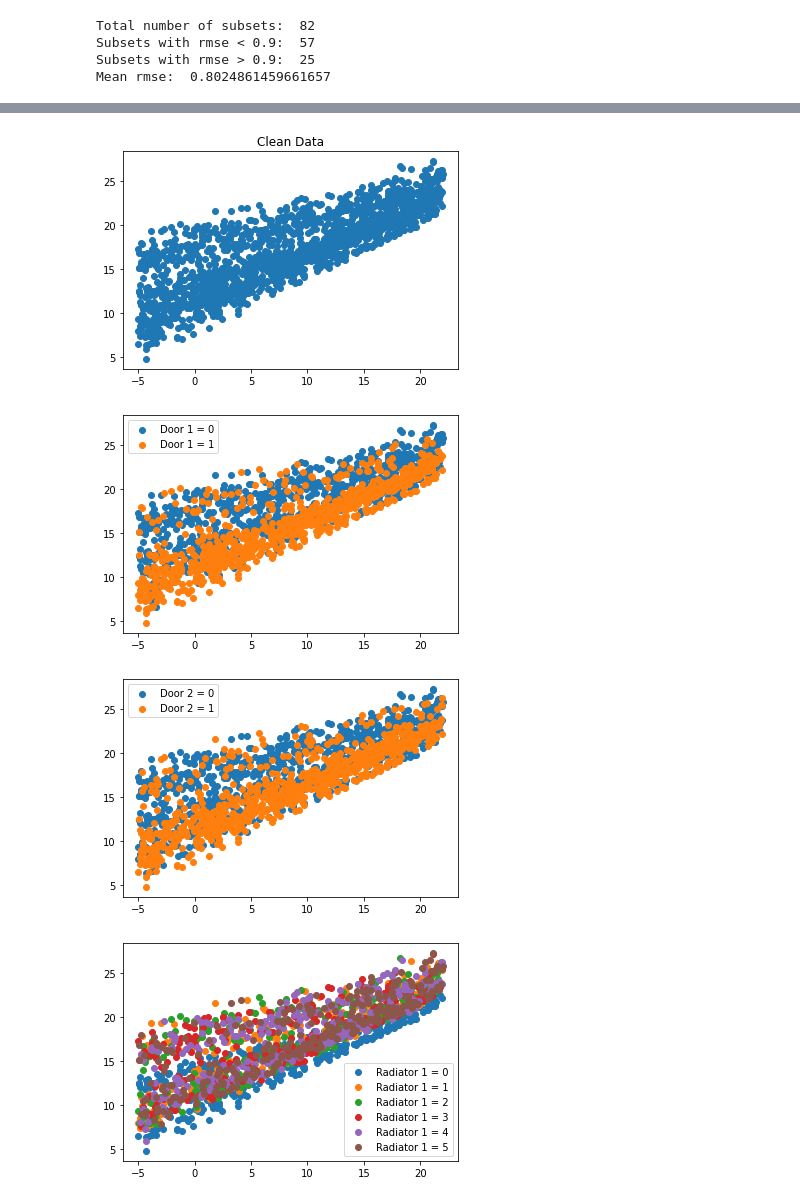
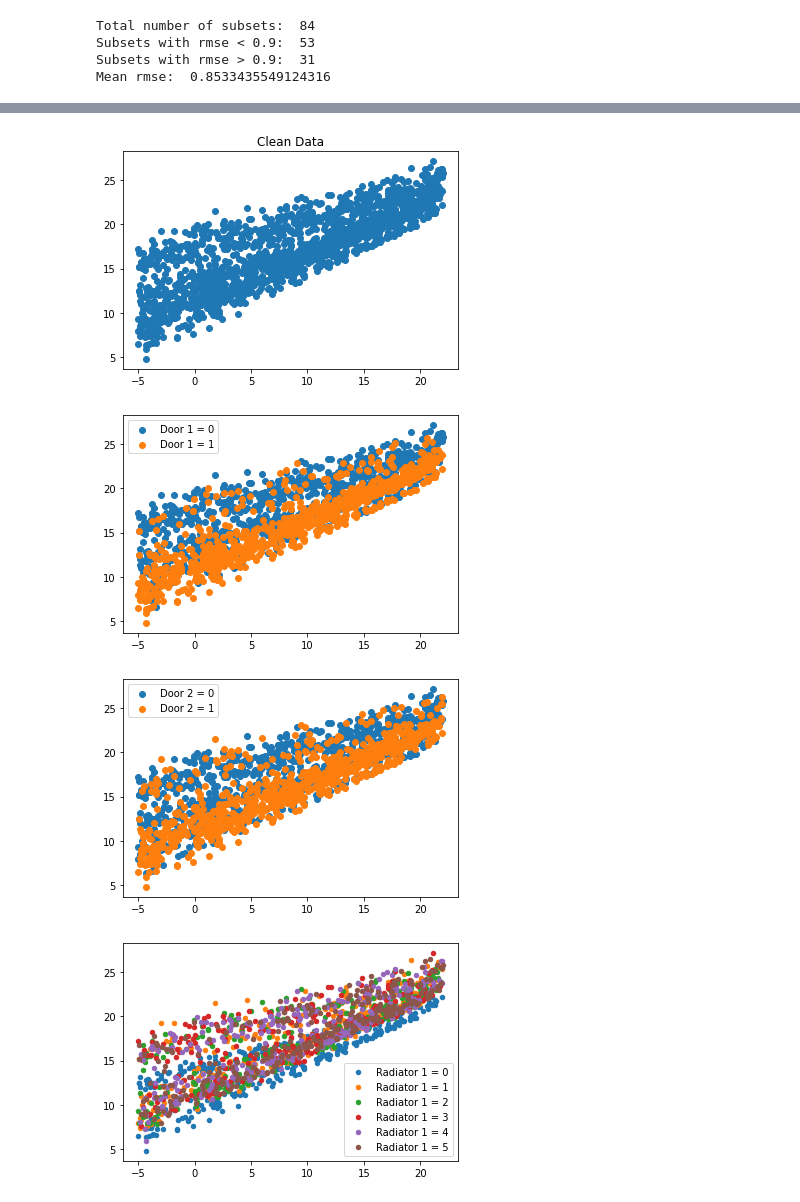
Before and after one commit to SomeStein/Freezing-Fritz-2023, a Jupyter notebook: challenge2.ipynb, the cells around one changed output, grey strips where cells are left out. Drawn from its saved outputs; the diff is of its cells as text; code cells hidden in the pictures.

```diff
--- a/challenge2.ipynb
+++ b/challenge2.ipynb
@@ -162,5 +265,7 @@ def split_by_polynomial(dataset, feature_indices, dictionary, degree = 1, min_si
 # %%
 # DATA CLEANING
+
+data_labeled_np = data_labeled.to_numpy()
 
 #Filter all Datapoints where T-Bed < T-Outside
 filter = data_labeled_np[:,11] < data_labeled_np[:,12]
@@ -188,7 +293,7 @@ data_labeled_np = data_labeled_np[filter]
 #Create subset ditionary according to best polynomial approximation of splits
 dictionary_subsets = {}
 feature_indices = [0,1,2,3,4,5,6,7,8,9,10]
-split_by_polynomial(data_labeled_np, feature_indices, dictionary_subsets, degree = 3, min_size = 15)
+split_by_polynomial(data_labeled_np, feature_indices, dictionary_subsets, degree = 1, min_size = 15, threshold=2.1)
 
 
 #Filter outliers per split
@@ -199,7 +304,7 @@ verbose = 0
 for key in dictionary_subsets:
 
    subset = dictionary_subsets[key]
-   rmse, coefs, filter = RMSE_polynomial(subset,degree = 1,threshold = 2.2)
+   rmse, coefs, filter = RMSE_polynomial(subset,degree = 1,threshold = 2.1)
    sum_rmse += rmse
    faulty_data = np.row_stack((faulty_data, subset[~filter]))
    new_subset = subset[filter]
@@ -232,8 +337,8 @@ for key in dictionary_subsets:
          y_values = np.polyval(coefs[::-1], x_values)
          plt.plot(x_values, y_values, color='red', label='Polynomial Regression')
 
-         plt.ylim(0, 35)
-         plt.xlim(-5,25)
+         #plt.ylim(0, 35)
+         #plt.xlim(-5,25)
          plt.show()
 
 data_labeled_np = np.concatenate(tuple(list(dictionary_subsets.values())))
@@ -244,10 +349,10 @@ print("Subsets with rmse < 0.9: " ,len(dictionary_subsets) - count)
 print("Subsets with rmse > 0.9: ", count)
 print("Mean rmse: ", sum_rmse / len(dictionary_subsets))
 # %% [output]
-Total number of subsets:  82
-Subsets with rmse < 0.9:  57
-Subsets with rmse > 0.9:  25
-Mean rmse:  0.8024861459661657
+Total number of subsets:  84
+Subsets with rmse < 0.9:  53
+Subsets with rmse > 0.9:  31
+Mean rmse:  0.8533435549124316
 # %%
 # CLEANED DATA VISUALIZATION
 
@@ -292,12 +397,12 @@ filter5 = data_labeled_np[:,4] == 5
 fig = plt.figure()
 ax = fig.add_subplot(111)
 
-ax.scatter(data_labeled_np[filter0,11],data_labeled_np[filter0,12],label = "Radiator 1 = 0")
-ax.scatter(data_labeled_np[filter1,11],data_labeled_np[filter1,12],label = "Radiator 1 = 1")
-ax.scatter(data_labeled_np[filter2,11],data_labeled_np[filter2,12],label = "Radiator 1 = 2")
-ax.scatter(data_labeled_np[filter3,11],data_labeled_np[filter3,12],label = "Radiator 1 = 3")
-ax.scatter(data_labeled_np[filter4,11],data_labeled_np[filter4,12],label = "Radiator 1 = 4")
-ax.scatter(data_labeled_np[filter5,11],data_labeled_np[filter5,12],label = "Radiator 1 = 5")
+ax.scatter(data_labeled_np[filter0,11],data_labeled_np[filter0,12],label = "Radiator 1 = 0", s= 20)
+ax.scatter(data_labeled_np[filter1,11],data_labeled_np[filter1,12],label = "Radiator 1 = 1", s= 20)
+ax.scatter(data_labeled_np[filter2,11],data_labeled_np[filter2,12],label = "Radiator 1 = 2", s= 20)
+ax.scatter(data_labeled_np[filter3,11],data_labeled_np[filter3,12],label = "Radiator 1 = 3", s= 20)
+ax.scatter(data_labeled_np[filter4,11],data_labeled_np[filter4,12],label = "Radiator 1 = 4", s= 20)
+ax.scatter(data_labeled_np[filter5,11],data_labeled_np[filter5,12],label = "Radiator 1 = 5", s= 20)
 ax.legend()
 plt.show()
 
@@ -309,5 +414,5 @@ data_labeled_clean.describe()
-[figure, old version]
+[figure, new version]
-[figure, old version]
+[figure, new version]
-[figure, old version]
+[figure, new version]
-[figure, old version]
+[figure, new version]
 |  | 0 | 1 | 2 | 3 | 4 | 5 | 6 | 7 | 8 | 9 | 10 | ... |
```
Also changed, not shown: parts of 17 cells of this notebook, 30 other files.
